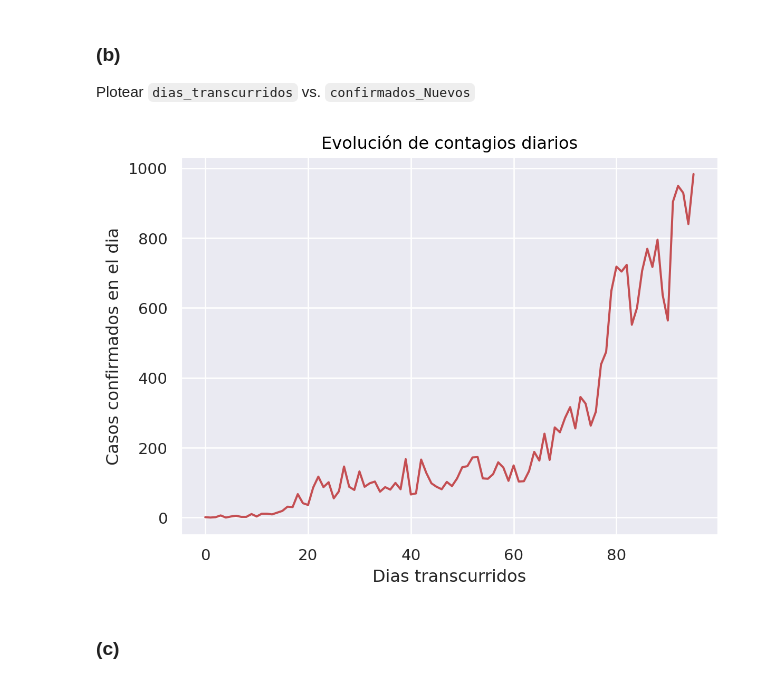
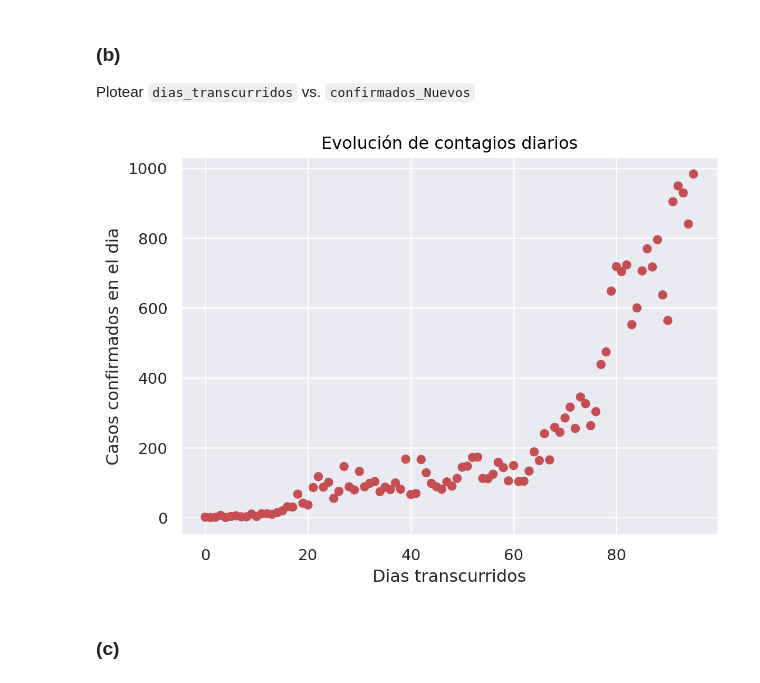
Before and after one commit to lmendezayl/uba-ldd-ic, a Jupyter notebook: guias/soluciones/practica10.ipynb, the cells around one changed output. Cells and saved outputs as stored; diff of their text form; code cells hidden in the pictures.

```diff
--- a/guias/soluciones/practica10.ipynb
+++ b/guias/soluciones/practica10.ipynb
@@ -58,13 +59,13 @@ Plotear `dias_transcurridos` vs. `confirmados_Nuevos`
 # %%
 (
     so.Plot(corona.dias_transcurridos, corona.confirmados_Nuevos)
-    .add(so.Line(color='r'))
+    .add(so.Dot(color='r'))
     .label(x='Dias transcurridos',
            y='Casos confirmados en el dia',
            title='Evolución de contagios diarios')
 )
 # %% [output]
-[figure, old version]
+[figure, new version]
 # %% [markdown]
 
 ### (c)
```
Also changed, not shown: parts of 7 cells of this notebook.
